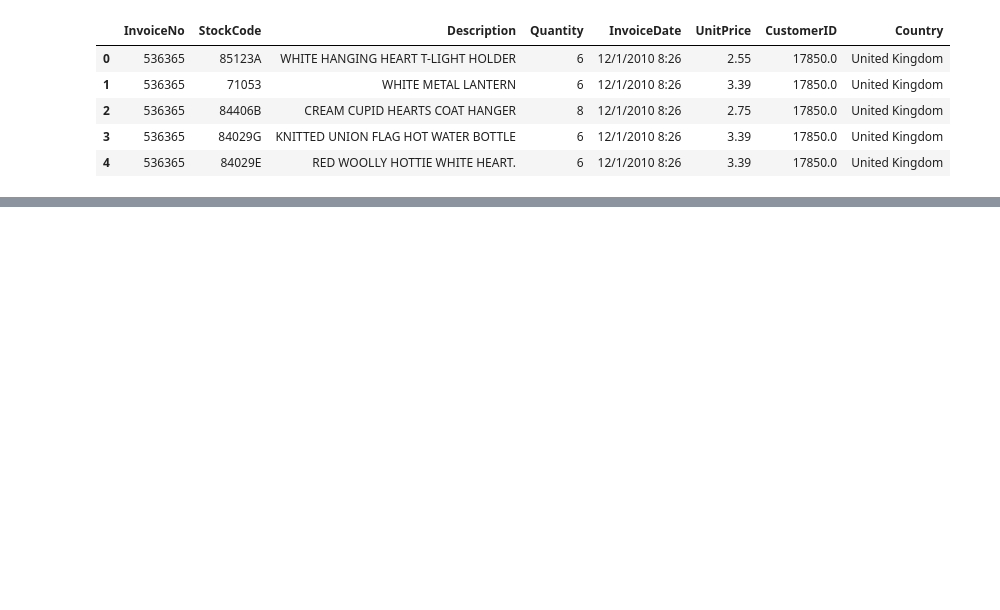
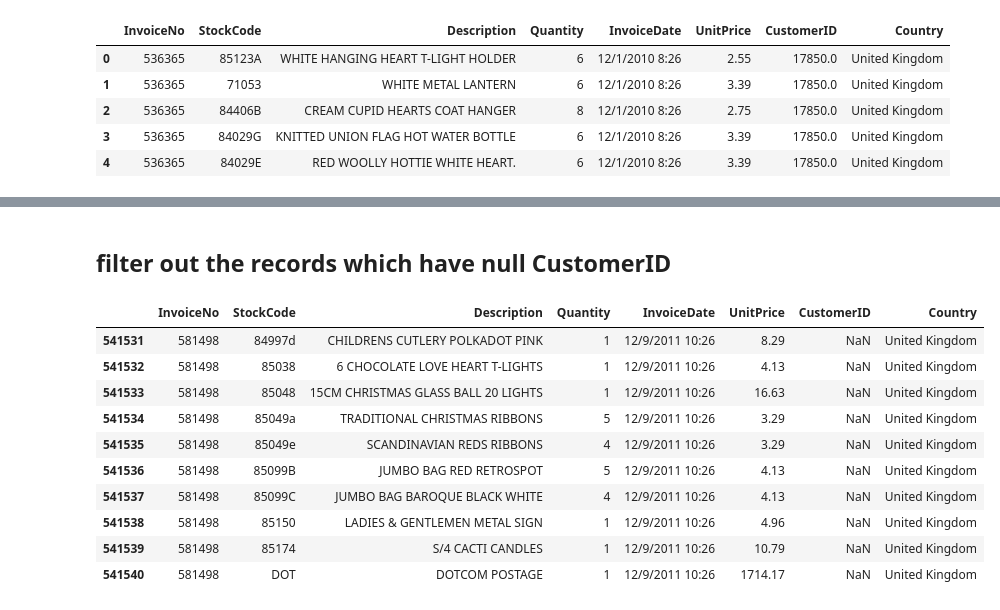
Before and after one commit to TheDataFestAI/Learning_Resources, a Jupyter notebook: learning_poc/poc1_ml_clv.ipynb, the cells around one changed output, grey strips where cells are left out. Saved outputs shown, nothing was run; the diff lists cells and outputs as text; code cells hidden in the pictures; blank space fills up the shorter version.

```diff
--- a/learning_poc/poc1_ml_clv.ipynb
+++ b/learning_poc/poc1_ml_clv.ipynb
@@ -70,0 +124,2 @@ df.head(5)
+# %% [markdown]
+## filter out the records which have null CustomerID
@@ -70,0 +143,14 @@ df.head(5)
+# %%
+df.loc[(~df['CustomerID'].notnull()) | (~df['Description'].notna())].tail(10)
+# %% [output]
+|  | InvoiceNo | StockCode | Description | Quantity | InvoiceDate | UnitPrice | CustomerID | Country |
+| 541531 | 581498 | 84997d | CHILDRENS CUTLERY POLKADOT PINK | 1 | 12/9/2011 10:26 | 8.29 | NaN | United Kingdom |
+| 541532 | 581498 | 85038 | 6 CHOCOLATE LOVE HEART T-LIGHTS | 1 | 12/9/2011 10:26 | 4.13 | NaN | United Kingdom |
+| 541533 | 581498 | 85048 | 15CM CHRISTMAS GLASS BALL 20 LIGHTS | 1 | 12/9/2011 10:26 | 16.63 | NaN | United Kingdom |
+| 541534 | 581498 | 85049a | TRADITIONAL CHRISTMAS RIBBONS | 5 | 12/9/2011 10:26 | 3.29 | NaN | United Kingdom |
+| 541535 | 581498 | 85049e | SCANDINAVIAN REDS RIBBONS | 4 | 12/9/2011 10:26 | 3.29 | NaN | United Kingdom |
+| 541536 | 581498 | 85099B | JUMBO BAG RED RETROSPOT | 5 | 12/9/2011 10:26 | 4.13 | NaN | United Kingdom |
+| 541537 | 581498 | 85099C | JUMBO BAG BAROQUE BLACK WHITE | 4 | 12/9/2011 10:26 | 4.13 | NaN | United Kingdom |
+| 541538 | 581498 | 85150 | LADIES & GENTLEMEN METAL SIGN | 1 | 12/9/2011 10:26 | 4.96 | NaN | United Kingdom |
+| 541539 | 581498 | 85174 | S/4 CACTI CANDLES | 1 | 12/9/2011 10:26 | 10.79 | NaN | United Kingdom |
+| 541540 | 581498 | DOT | DOTCOM POSTAGE | 1 | 12/9/2011 10:26 | 1714.17 | NaN | United Kingdom |
```
Also changed, not shown: parts of 46 cells of this notebook.
